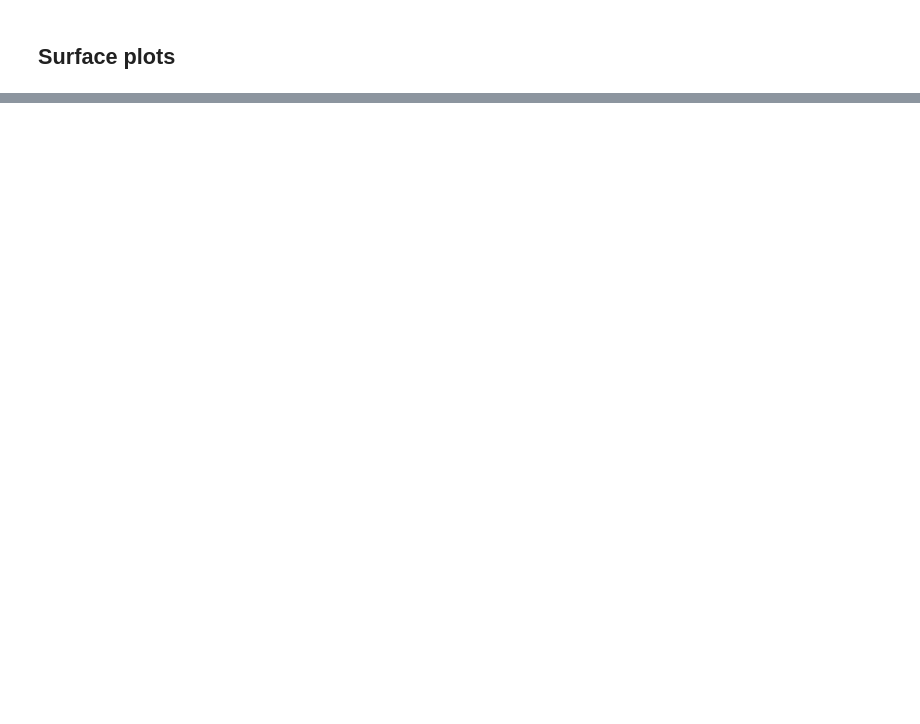
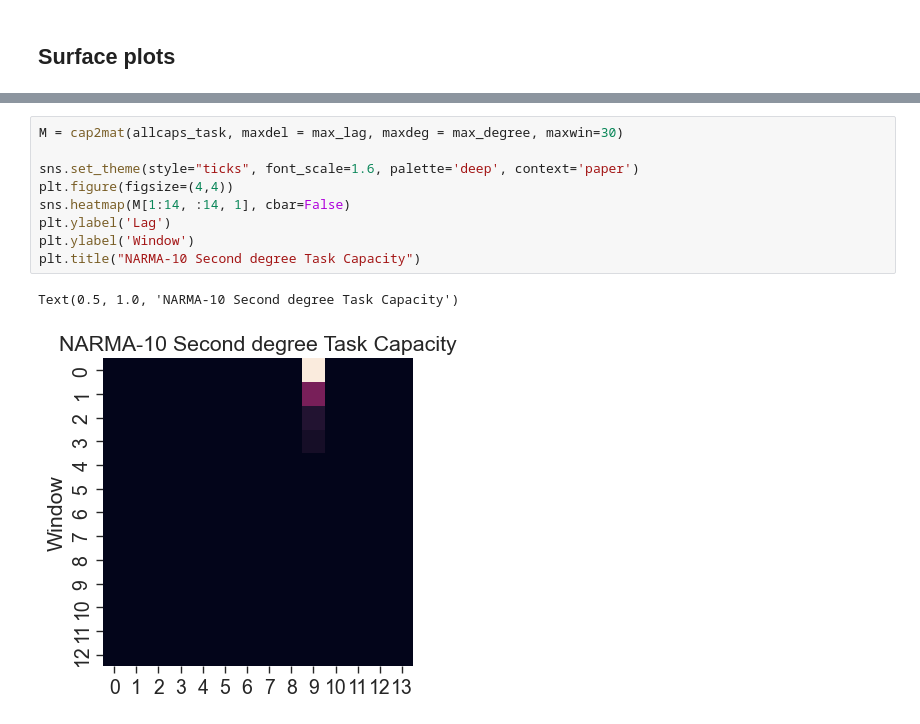
Before and after one commit to StefanIacob/DDN-public, a Jupyter notebook: capacitiesExample.ipynb, the cells around one changed output, grey strips where cells are left out. Drawn from its saved outputs; the diff is of its cells as text; blank space fills up the shorter version.

```diff
--- a/capacitiesExample.ipynb
+++ b/capacitiesExample.ipynb
@@ -108,0 +198,12 @@ plt.savefig('figs_output/example_IPC.pdf')
+# %%
+M = cap2mat(allcaps_task, maxdel = max_lag, maxdeg = max_degree, maxwin=30)
+
+sns.set_theme(style="ticks", font_scale=1.6, palette='deep', context='paper')
+plt.figure(figsize=(4,4))
+sns.heatmap(M[1:14, :14, 1], cbar=False)
+plt.ylabel('Lag')
+plt.ylabel('Window')
+plt.title("NARMA-10 Second degree Task Capacity")
+# %% [output]
+Text(0.5, 1.0, 'NARMA-10 Second degree Task Capacity')
+[figure, added]
```
Also changed, not shown: parts of 9 cells of this notebook, 3 other files.
